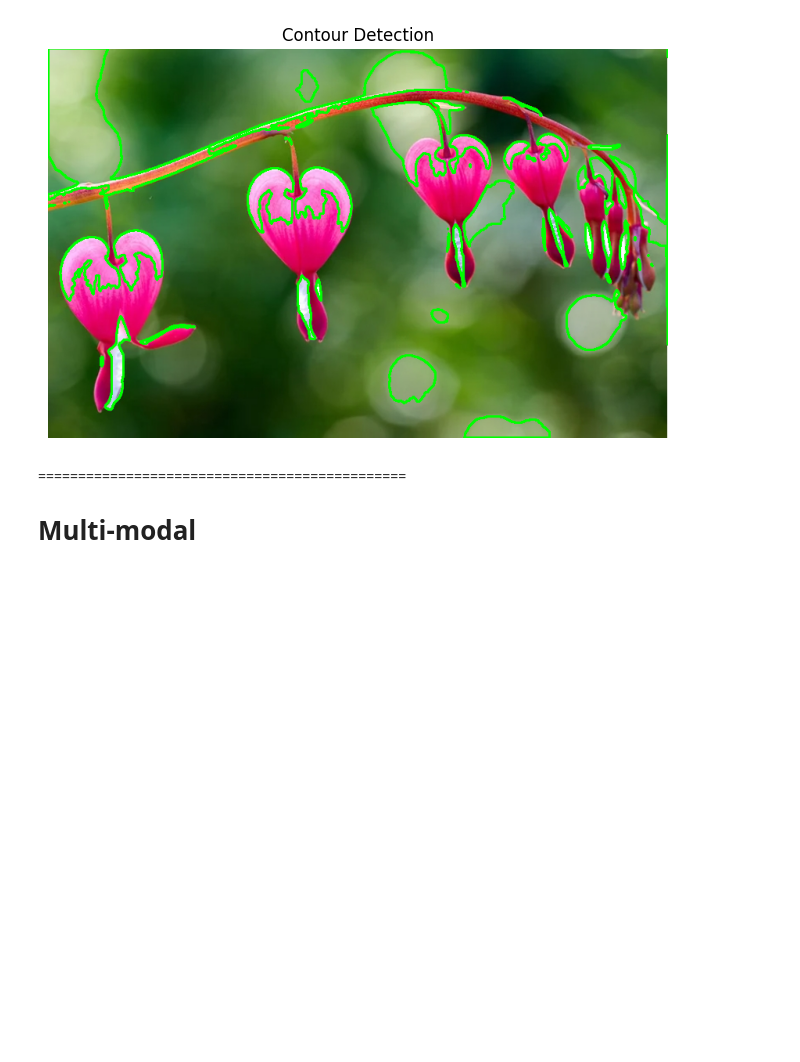
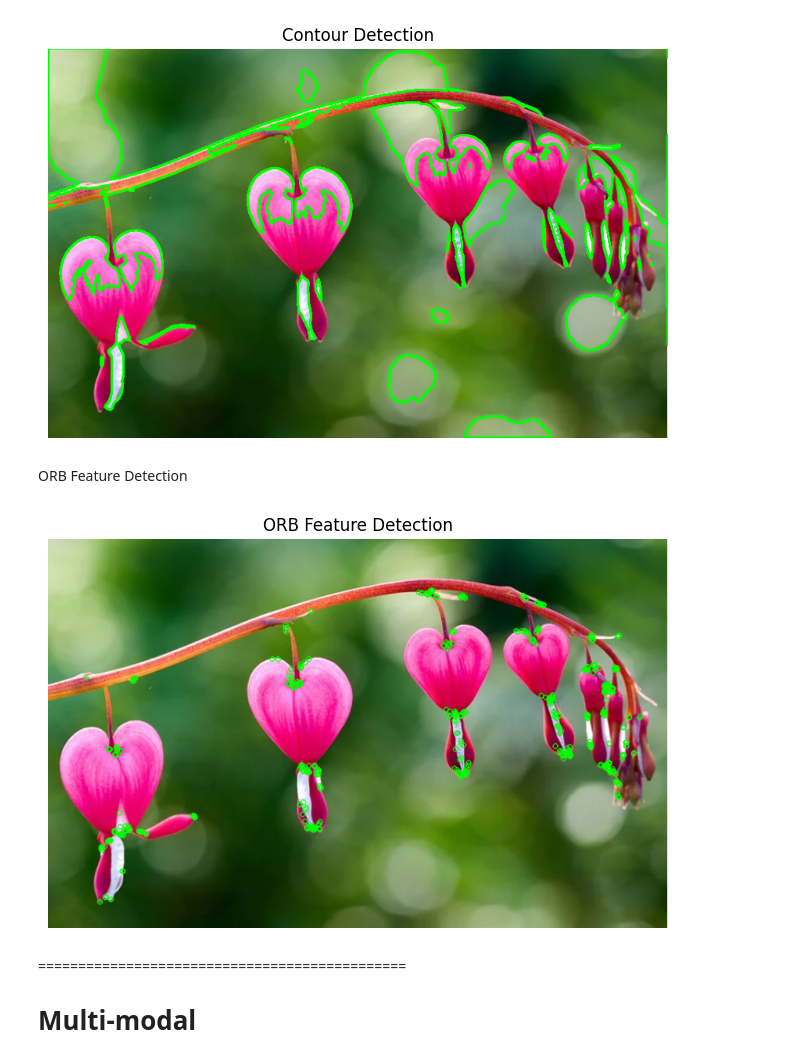
Before and after one commit to YuliiaRysinska/atu-bdaai-classroom-ai-vision-nlp-2026-ca2-assignment-AI-CA2-2026, a Jupyter notebook: CA2_Template.ipynb, the cells around one changed output. Cells and saved outputs as stored; diff of their text form; code cells hidden in the pictures; blank space fills up the shorter version.

Commit message:
creating ORB detector

```diff
--- a/CA2_Template.ipynb
+++ b/CA2_Template.ipynb
@@ -400,6 +400,35 @@ plt.axis("off")
 plt.show()
 # %% [output]
 [figure]
+# %% [markdown]
+ORB Feature Detection
+# %%
+# Create ORB detector
+orb = cv2.ORB_create()
+
+# Detect keypoints and descriptors
+keypoints, descriptors = orb.detectAndCompute(gray, None)
+
+# Draw keypoints
+orb_img = cv2.drawKeypoints(
+    img,
+    keypoints,
+    None,
+    color=(0,255,0),
+    flags=0
+)
+
+# Convert for display
+orb_rgb = cv2.cvtColor(orb_img, cv2.COLOR_BGR2RGB)
+
+# Display ORB features
+plt.figure(figsize=(8,6))
+plt.imshow(orb_rgb)
+plt.title("ORB Feature Detection")
+plt.axis("off")
+plt.show()
+# %% [output]
+[figure, added]
 # %% [markdown]
 ==============================================
 # Multi-modal
```
